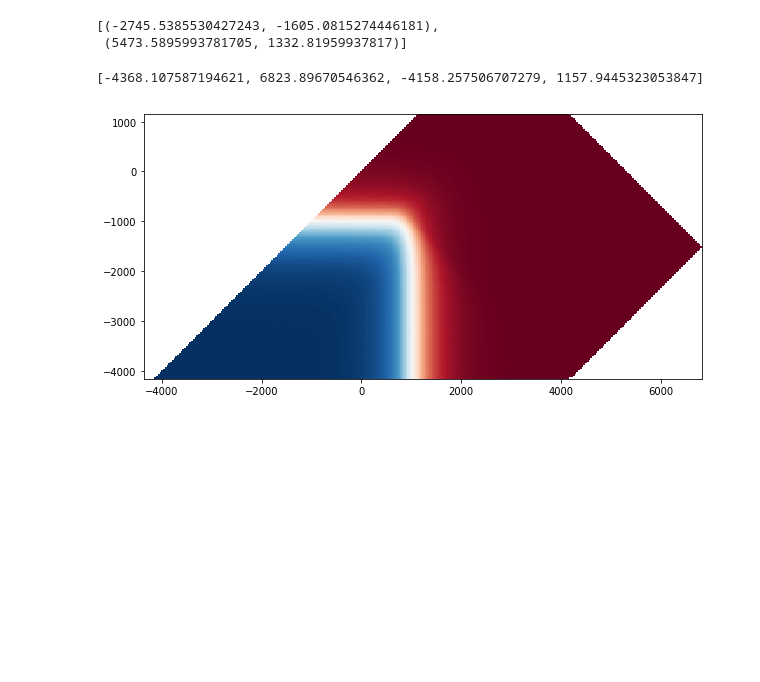
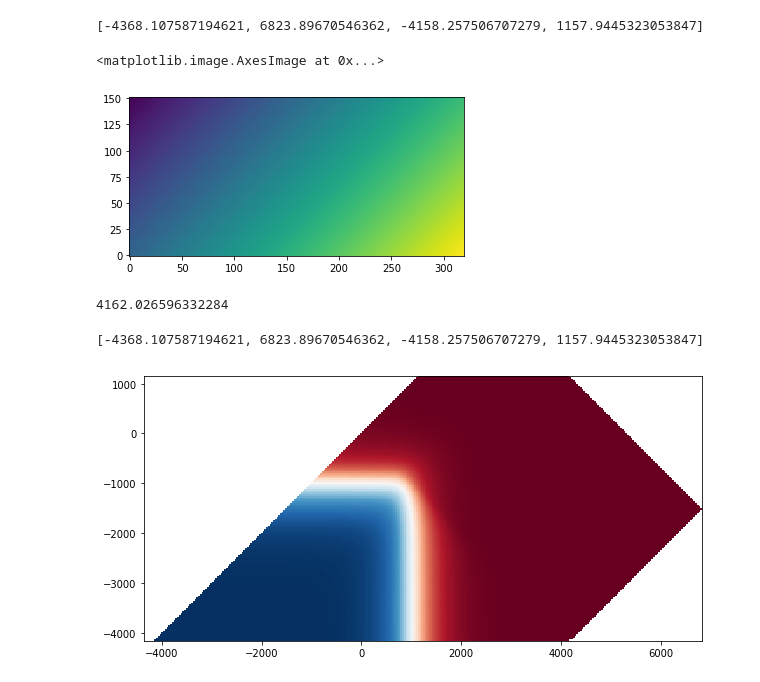
Before and after one commit to peytondmurray/pyforc, a Jupyter notebook: profiling.ipynb, the cells around one changed output. Drawn from its saved outputs; the diff is of its cells as text; code cells hidden in the pictures; blank space fills up the shorter version.

```diff
--- a/profiling.ipynb
+++ b/profiling.ipynb
@@ -9,10 +13,20 @@ import numpy as np
 # %%
 data = Forc.PMCForc('./test_data/test_forc', step=None).slope_correction().normalize().compute_forc_distribution()
 # %%
-data.get_extent('hchb')
+data.get_extent('hhr')
 # %% [output]
-[(-2745.5385530427243, -1605.0815274446181),
- (5473.5895993781705, 1332.81959937817)]
+[-4368.107587194621, 6823.89670546362, -4158.257506707279, 1157.9445323053847]
+# %%
+hc, hb = util.hhr_to_hchb(data.h, data.hr)
+# %%
+plt.imshow(hc, origin='lower', cmap='viridis')
+# %% [output]
+<matplotlib.image.AxesImage at 0x...>
+[figure, added]
+# %%
+np.nanmax(hc[np.nonzero(1 - np.isnan(hc + data.m))])
+# %% [output]
+4162.026596332284
 # %%
 transform = mt.Affine2D(matrix=np.array([[0.5, -0.5, 0], [0.5, 0.5, 0], [0, 0, 1]]))
 # %%
```
Also changed, not shown: parts of 1 cell of this notebook, 2 other files.
